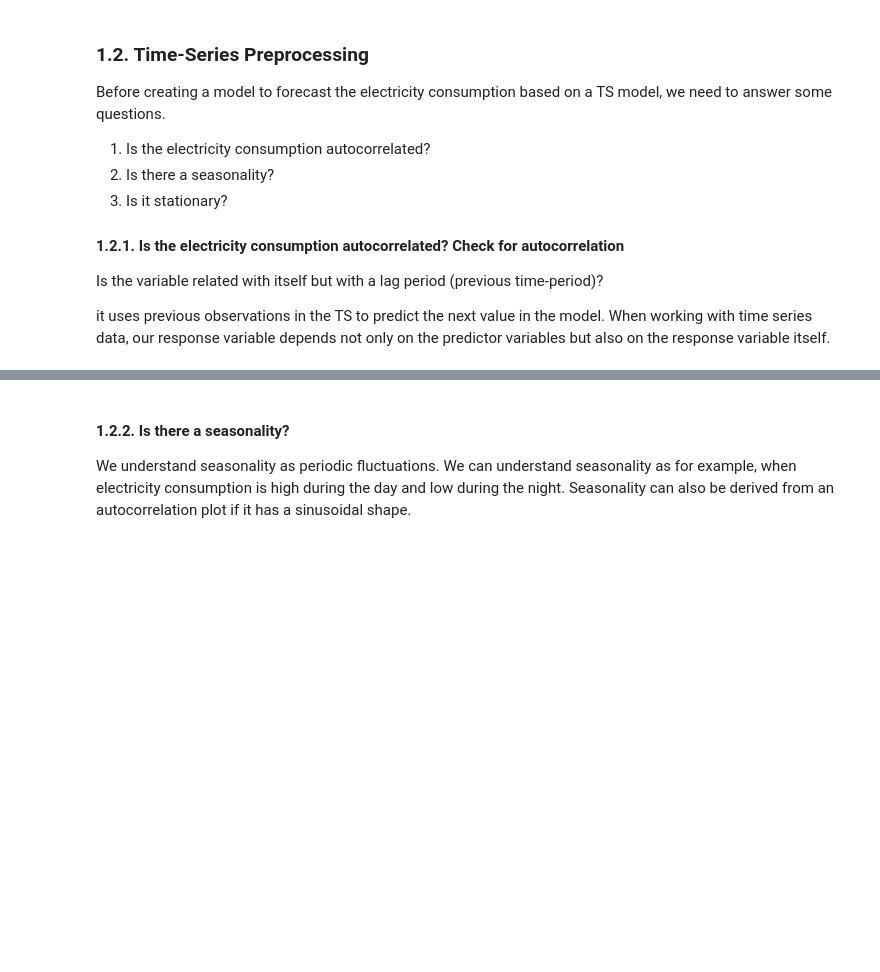
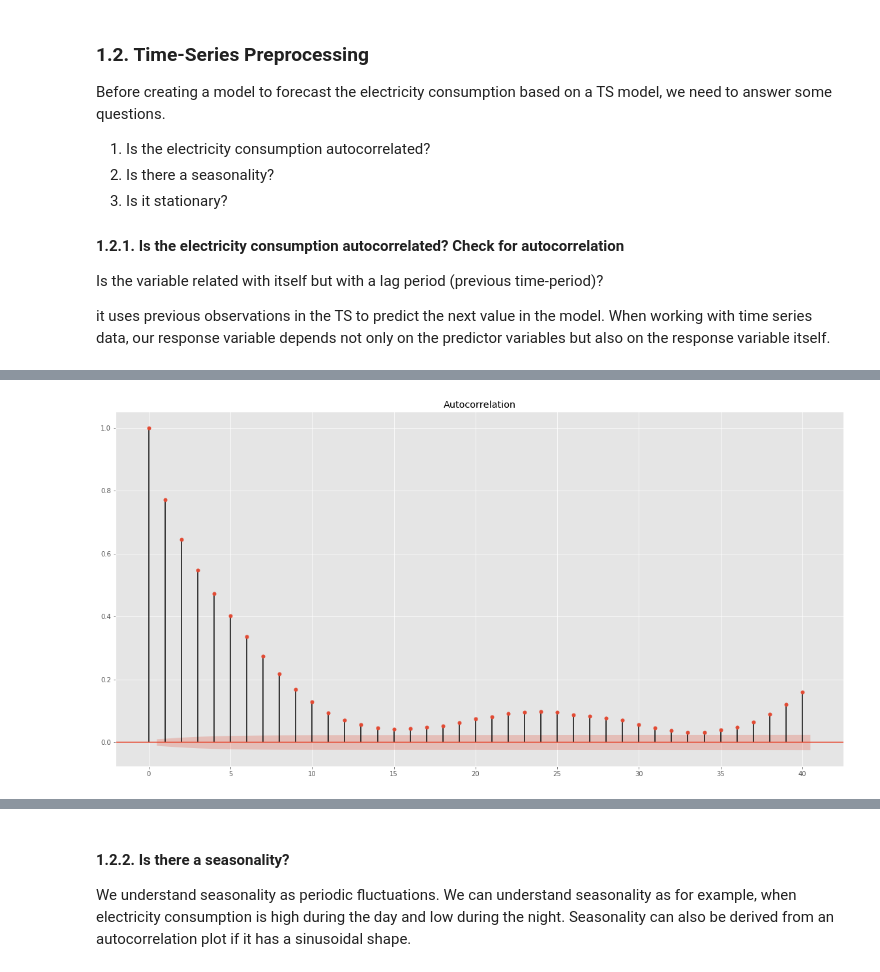
Before and after one commit to wobniarin/Project-Week-8-Final-Project, a Jupyter notebook: your-project/2.JupyterNotebooks/1_Data_Analysis_ML_Model.ipynb, the cells around one changed output, grey strips where cells are left out. Saved outputs shown, nothing was run; the diff lists cells and outputs as text; code cells hidden in the pictures; blank space fills up the shorter version.

```diff
--- a/your-project/2.JupyterNotebooks/1_Data_Analysis_ML_Model.ipynb
+++ b/your-project/2.JupyterNotebooks/1_Data_Analysis_ML_Model.ipynb
@@ -135,0 +156,6 @@ it uses previous observations in the TS to predict the next value in the model.
+# %%
+# Plotting autocorrelation
+sm.graphics.tsa.plot_acf(user_291_df, lags=40)
+plt.show()
+# %% [output]
+[figure, added]
```
Also changed, not shown: parts of 11 cells of this notebook.
